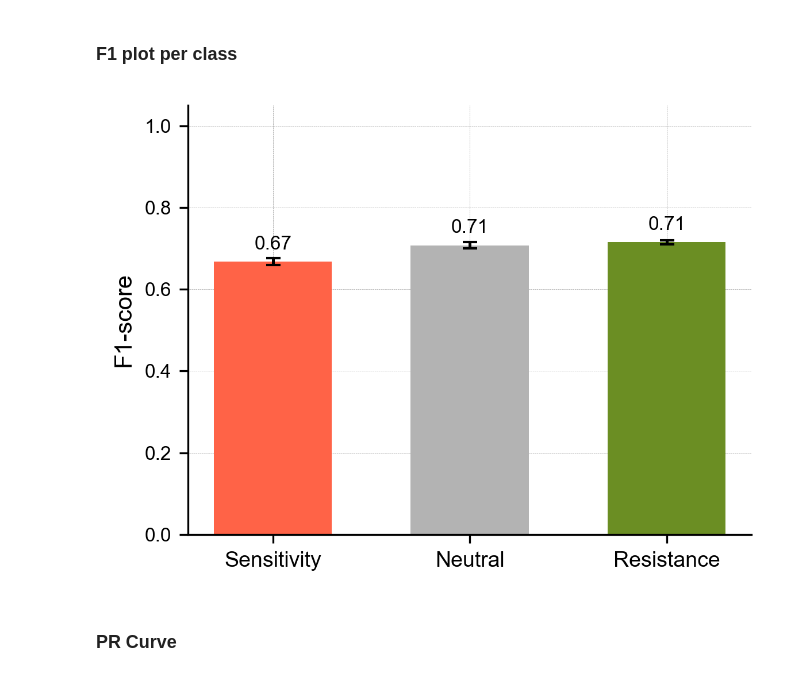
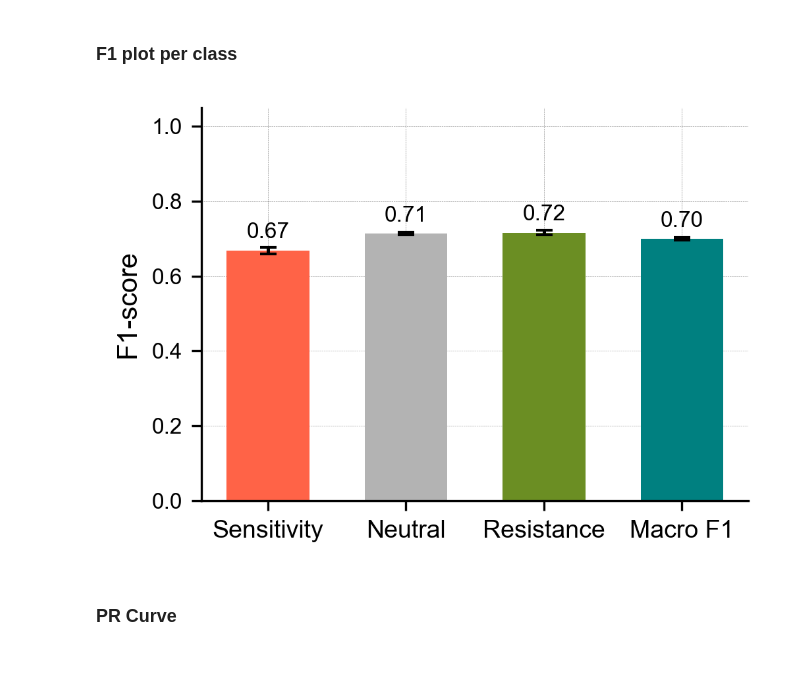
Before and after one commit to QuantitativeBiology/BECancerResistome, a Jupyter notebook: BECancerResistome/Prediction/Drug_prediction.ipynb, the cells around one changed output. Drawn from its saved outputs; the diff is of its cells as text; code cells hidden in the pictures.

Commit message:
add model generalization tests & update annotation

```diff
--- a/BECancerResistome/Prediction/Drug_prediction.ipynb
+++ b/BECancerResistome/Prediction/Drug_prediction.ipynb
@@ -285,7 +365,7 @@ def train_test_once(df, model, meta_cols, le, cv, stratified_downsampling, class
 
     #Print class distribution after downsampling
     print("Class distribution after downsampling:")
-    print(df_balanced['Class'].value_counts())
+    print(df_balanced[class_col].value_counts())
 
     #Separate train and test sets
     X = df_balanced.drop(columns=meta_cols + ["Class_encoded"])
@@ -298,8 +378,6 @@ def train_test_once(df, model, meta_cols, le, cv, stratified_downsampling, class
     roc_auc_scores_weighted, roc_auc_scores_macro = [], []
     pr_auc_scores_weighted, pr_auc_scores_macro = [], []
     all_y_true, all_y_pred, all_probs = [], [], []
-    shap_values_folds = []
-    X_val_folds = []
 
     for fold, (train_idx, val_idx) in enumerate(cv.split(X, y)):
         X_train, X_val = X.iloc[train_idx], X.iloc[val_idx]
@@ -309,19 +387,12 @@ def train_test_once(df, model, meta_cols, le, cv, stratified_downsampling, class
         y_pred = model.predict(X_val)
         probs = model.predict_proba(X_val)
 
-        #SHAP
-        explainer = shap.TreeExplainer(model)
-        shap_vals = explainer.shap_values(X_val)
-
 
         #Store predictions, true labels and probabilities
+        #Predictions and labels are flattened across folds for global metrics
         all_y_true.extend(y_val)
         all_y_pred.extend(y_pred)
         all_probs.extend(probs)
-
-        #SHAP
-        shap_values_folds.append(shap_vals)
-        X_val_folds.append(X_val)
 
         #ROC AUC
         roc_auc_scores_weighted.append(roc_auc_score(y_val, probs, multi_class="ovr", average='weighted'))
@@ -354,6 +425,6 @@ def train_test_once(df, model, meta_cols, le, cv, stratified_downsampling, class
     metrics["pr_auc_macro"] = np.mean(pr_auc_scores_macro)
 
     cm = confusion_matrix(all_y_true, all_y_pred, labels=np.arange(len(le.classes_)))
-    return metrics, cm, np.array(all_y_true), np.array(all_probs), shap_values_folds, X_val_folds
+    return metrics, cm, np.array(all_y_true), np.array(all_y_pred), np.array(all_probs)
 # %% [markdown]
 ### Define Model and Cross-Validation
@@ -381,12 +452,11 @@ skf = StratifiedKFold(n_splits=5, shuffle=True, random_state=42)
 # Run multiple times to get average performance across different downsamplings
 n_runs = 10
 all_metrics, all_cms = [], []
-all_y_true_runs, all_probs_runs = [], []
-all_shap_values_runs, all_X_val_runs = [], []
+all_y_true_runs, all_y_pred_runs, all_probs_runs = [], [], []
 
 for i in range(n_runs):
     print(f"\n--- Run {i+1}/{n_runs} ---")
-    metrics, cm, y_true, probs, shap_values_folds, X_val_folds = train_test_once(
+    metrics, cm, y_true, y_pred, probs = train_test_once(
         df=annotated_variants_df,
         model=xgb_classifier_optimized,
         meta_cols=meta_cols,
@@ -399,16 +469,13 @@ for i in range(n_runs):
     all_metrics.append(metrics)
     all_cms.append(cm)
     all_y_true_runs.append(y_true)
+    all_y_pred_runs.append(y_pred)
     all_probs_runs.append(probs)
+
     print("Metrics:", metrics)
     print("Confusion Matrix:\n", cm)
 
-    #SHAP
-    #.extend because i don't need run level separation here
-    all_shap_values_runs.extend(shap_values_folds)
-    all_X_val_runs.extend(X_val_folds)
-
-# === Aggregate metrics across runs ===
+#Aggregate metrics across runs
 metrics_df = pd.DataFrame(all_metrics)
 metrics_mean = metrics_df.mean()
 metrics_std = metrics_df.std()
@@ -597,35 +664,38 @@ Sensitivity f1        : 0.667 ± 0.009
 # %% [markdown]
 ### F1 plot per class
 # %%
-# Define your desired class order
-class_order = ["Sensitivity", "Neutral", "Resistance"]
+# Define your desired class order (using the metric keys used to index all metrics )
+class_order = ["Sensitivity", "Neutral", "Resistance", 'macro avg']
+
+# Display labels for the x-axis
+display_labels = ["Sensitivity", "Neutral", "Resistance", "Macro F1"]
 
 # Compute mean and std in that order
 f1_means = [np.mean([m[f"f1_{c}"] for m in all_metrics]) for c in class_order]
 f1_stds  = [np.std([m[f"f1_{c}"] for m in all_metrics]) for c in class_order]
 
 # Define consistent colors for each class
-colors_bar = ["tomato", "#b3b3b3", "olivedrab"]
+colors_bar = ["tomato", "#b3b3b3", "olivedrab", "teal"]
 
-x = np.arange(len(class_order))
-plt.figure(figsize=(4,3))
+x = np.arange(len(display_labels))
+plt.figure(figsize=(3.5,2.5))
 
 bars = plt.bar(x, f1_means, yerr=f1_stds, capsize=3, color=colors_bar, width = 0.6, error_kw=dict(ecolor='black', lw=1.2))
 
 # Add value labels
 for i, bar in enumerate(bars):
     height = bar.get_height()
     plt.text(bar.get_x() + bar.get_width()/2, height + 0.02, f"{height:.2f}", ha='center', va='bottom', fontsize=8)
 
-plt.xticks(x, class_order, fontsize=9)
+plt.xticks(x, display_labels, fontsize=9)
 plt.ylabel("F1-score", fontsize=10)
 plt.yticks(fontsize=8)
 plt.ylim(0, 1.05)
 plt.grid(axis='y', linestyle='--', alpha=0.4)
 plt.tight_layout()
 plt.show()
 # %% [output]
-[figure, old version]
+[figure, new version]
 # %%
 #Save the dataset used for the F1 plot
 f1_results_to_plot_df = pd.DataFrame({
```
Also changed, not shown: parts of 46 cells of this notebook, 6 other files.
